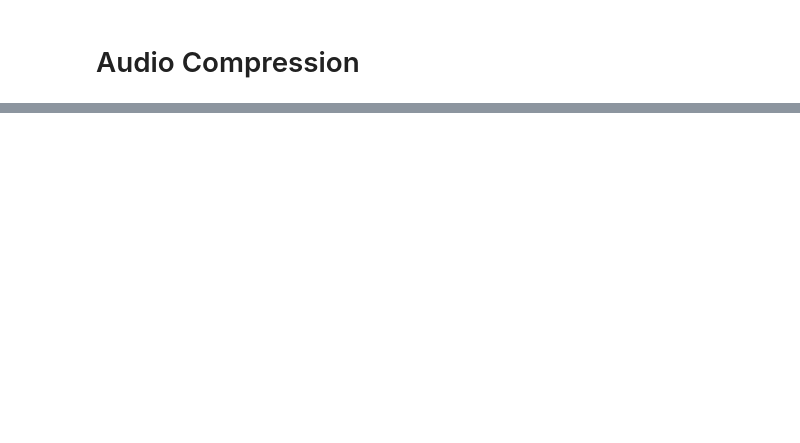
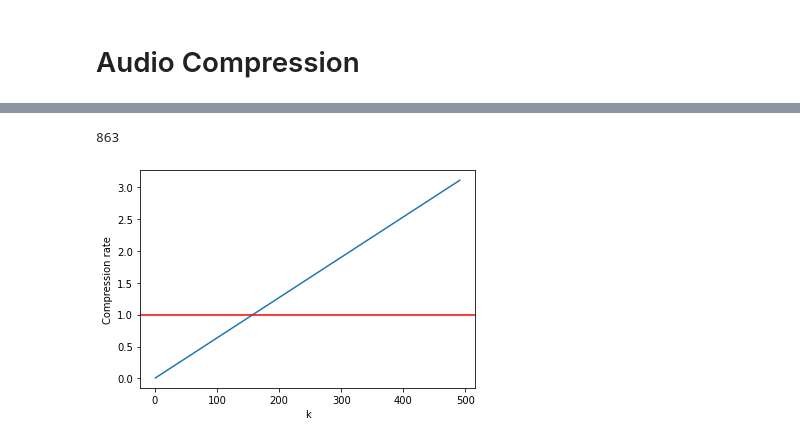
Before and after one commit to HongHanh2104/maths4ai, a Jupyter notebook: HW3/HW3 - PCA for data compression .ipynb, the cells around one changed output, grey strips where cells are left out. Drawn from its saved outputs; the diff is of its cells as text; code cells hidden in the pictures; blank space fills up the shorter version.

```diff
--- a/HW3/HW3 - PCA for data compression .ipynb
+++ b/HW3/HW3 - PCA for data compression .ipynb
@@ -98,5 +96,10 @@ def save_audio(k, array, rate):
     filename = f'k_{k}.wav'
     path = os.path.join(audio_save_path, filename)
     write(path, rate, array)
+# %%
+resized = 500
+k_list = []
+k_audio_list = []
+ratio_list = []
 # %%
 def compress_sound(audio_arr, rate):
@@ -114 +122,21 @@ compress_sound(audio_arr, rate)
 Audio Compression finished !!!
+# %%
+len(audio_arr) // resized + (len(audio_arr) % resized > 0)
+# %% [output]
+863
+# %%
+for i in range(len(k_list)):
+    ori_size = 2 * len(audio_arr)
+    h, w = (len(audio_arr) // resized + (len(audio_arr) % resized > 0)), resized
+    k = k_list[i]
+    compressed_size = 4 * (h * k + w + w * k)
+    ratio = compressed_size / ori_size
+    ratio_list.append(ratio)
+# %%
+plt.plot(k_list, ratio_list)
+plt.axhline(1, 0, 1, color='r')
+plt.xlabel('k')
+plt.ylabel('Compression rate')
+plt.show()
+# %% [output]
+[figure, added]
```
Also changed, not shown: parts of 11 cells of this notebook, 1 other file.
